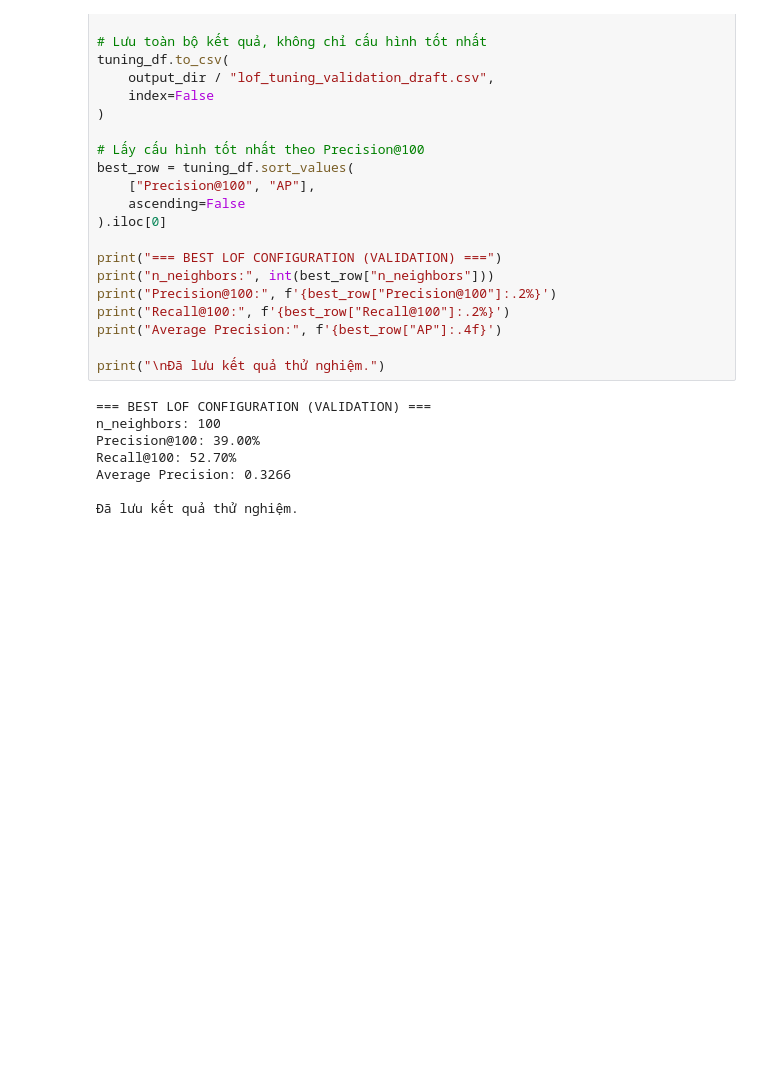
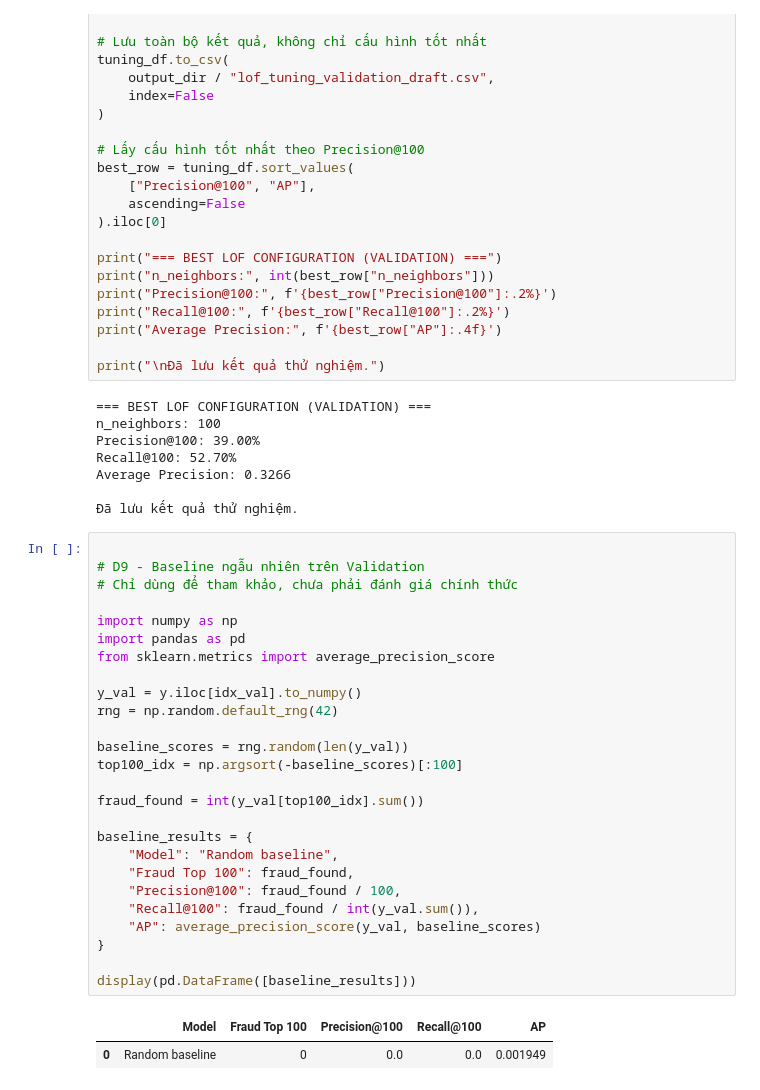
Before and after one commit to phamvanquynh04112005-prog/Data_Mining, a Jupyter notebook: notebooks/03_anomaly_detection.ipynb, the cells around one changed output. Cells and saved outputs as stored; diff of their text form; blank space fills up the shorter version.

Commit message:
docs: record anomaly detection experiments and baseline

```diff
--- a/notebooks/03_anomaly_detection.ipynb
+++ b/notebooks/03_anomaly_detection.ipynb
@@ -822,3 +822,32 @@ Recall@100: 52.70%
 Average Precision: 0.3266
 
 Đã lưu kết quả thử nghiệm.
+# %%
+
+# D9 - Baseline ngẫu nhiên trên Validation
+# Chỉ dùng để tham khảo, chưa phải đánh giá chính thức
+
+import numpy as np
+import pandas as pd
+from sklearn.metrics import average_precision_score
+
+y_val = y.iloc[idx_val].to_numpy()
+rng = np.random.default_rng(42)
+
+baseline_scores = rng.random(len(y_val))
+top100_idx = np.argsort(-baseline_scores)[:100]
+
+fraud_found = int(y_val[top100_idx].sum())
+
+baseline_results = {
+    "Model": "Random baseline",
+    "Fraud Top 100": fraud_found,
+    "Precision@100": fraud_found / 100,
+    "Recall@100": fraud_found / int(y_val.sum()),
+    "AP": average_precision_score(y_val, baseline_scores)
+}
+
+display(pd.DataFrame([baseline_results]))
+# %% [output]
+|  | Model | Fraud Top 100 | Precision@100 | Recall@100 | AP |
+| 0 | Random baseline | 0 | 0.0 | 0.0 | 0.001949 |
```
Also changed, not shown: parts of 3 cells of this notebook, 3 other files.
